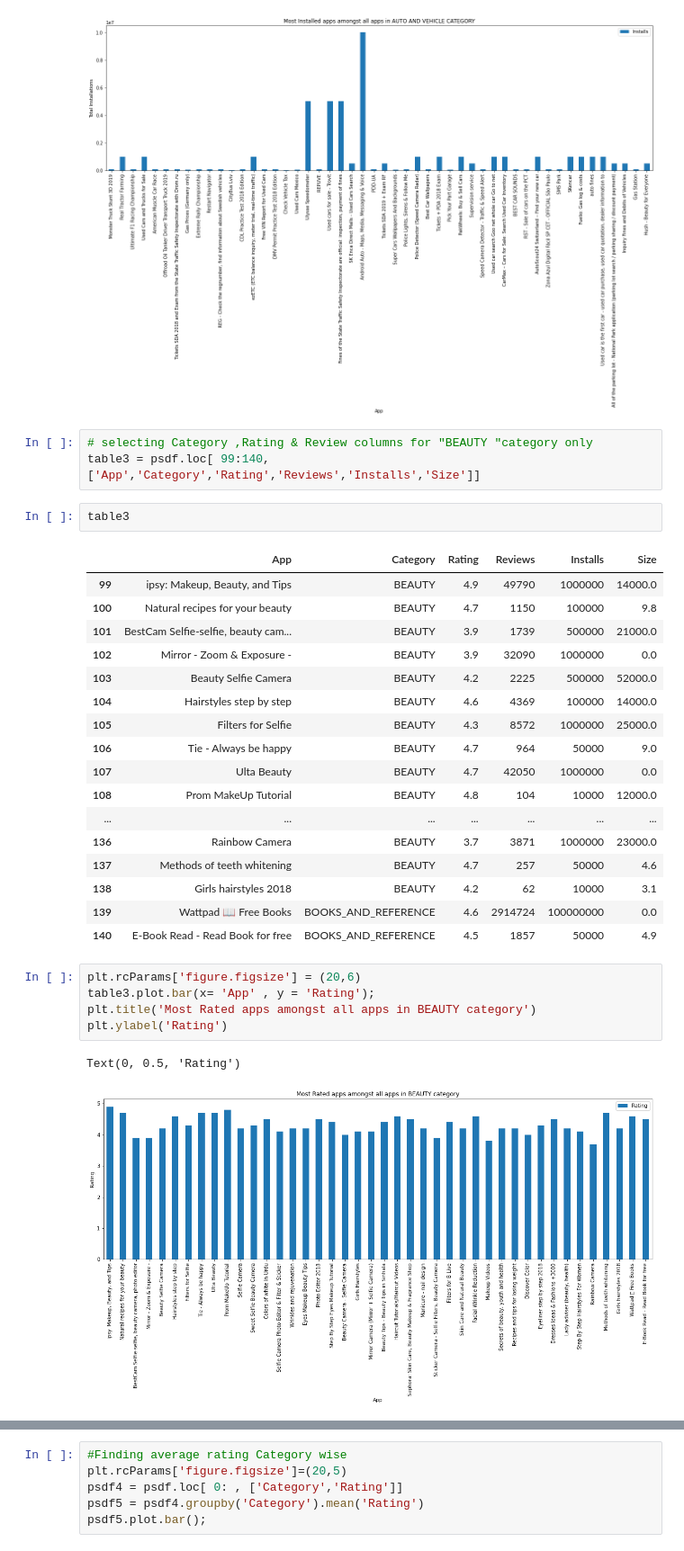
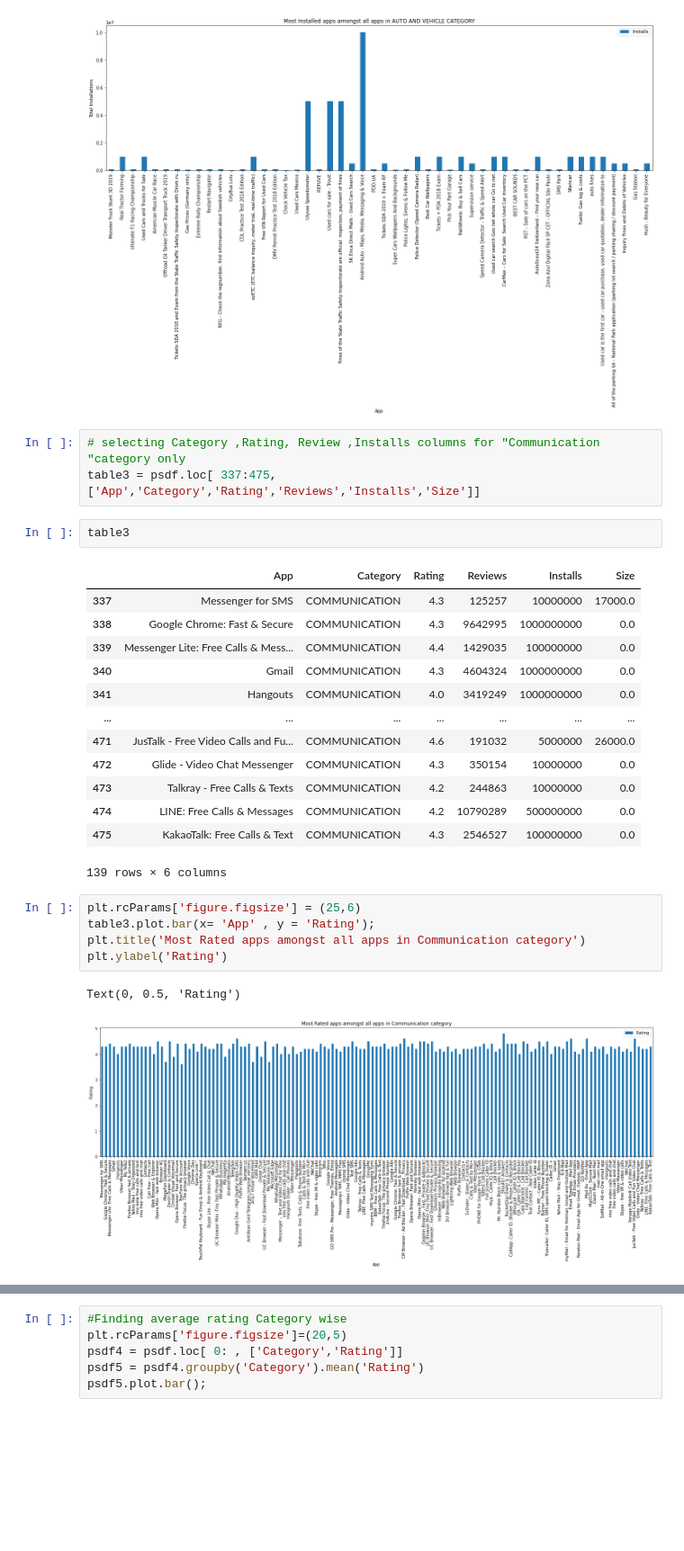
Before and after one commit to kundanlal2001/Playstore_Capstone_EDA, a Jupyter notebook: Almabetter_Kundan_Lal_(Coh_Hardeol)_Capstone_project_EDA_topic_Playstore_.ipynb, the cells around one changed output, grey strips where cells are left out. Shown at 90% size. Cells and saved outputs as stored; diff of their text form; blank space fills up the shorter version.

```diff
--- a/Almabetter_Kundan_Lal_(Coh_Hardeol)_Capstone_project_EDA_topic_Playstore_.ipynb
+++ b/Almabetter_Kundan_Lal_(Coh_Hardeol)_Capstone_project_EDA_topic_Playstore_.ipynb
@@ -140,34 +140,30 @@ plt.ylabel('Total Installations')
 Text(0, 0.5, 'Total Installations')
 [figure]
 # %%
-# selecting Category ,Rating & Review columns for "BEAUTY "category only
-table3 = psdf.loc[ 99:140, ['App','Category','Rating','Reviews','Installs','Size']]
+# selecting Category ,Rating, Review ,Installs columns for "Communication  "category only
+table3 = psdf.loc[ 337:475, ['App','Category','Rating','Reviews','Installs','Size']]
 # %%
 table3
 # %% [output]
 |  | App | Category | Rating | Reviews | Installs | Size |
-| 99 | ipsy: Makeup, Beauty, and Tips | BEAUTY | 4.9 | 49790 | 1000000 | 14000.0 |
-| 100 | Natural recipes for your beauty | BEAUTY | 4.7 | 1150 | 100000 | 9.8 |
-| 101 | BestCam Selfie-selfie, beauty cam... | BEAUTY | 3.9 | 1739 | 500000 | 21000.0 |
-| 102 | Mirror - Zoom & Exposure - | BEAUTY | 3.9 | 32090 | 1000000 | 0.0 |
-| 103 | Beauty Selfie Camera | BEAUTY | 4.2 | 2225 | 500000 | 52000.0 |
-| 104 | Hairstyles step by step | BEAUTY | 4.6 | 4369 | 100000 | 14000.0 |
-| 105 | Filters for Selfie | BEAUTY | 4.3 | 8572 | 1000000 | 25000.0 |
-| 106 | Tie - Always be happy | BEAUTY | 4.7 | 964 | 50000 | 9.0 |
-| 107 | Ulta Beauty | BEAUTY | 4.7 | 42050 | 1000000 | 0.0 |
-| 108 | Prom MakeUp Tutorial | BEAUTY | 4.8 | 104 | 10000 | 12000.0 |
+| 337 | Messenger for SMS | COMMUNICATION | 4.3 | 125257 | 10000000 | 17000.0 |
+| 338 | Google Chrome: Fast & Secure | COMMUNICATION | 4.3 | 9642995 | 1000000000 | 0.0 |
+| 339 | Messenger Lite: Free Calls & Mess... | COMMUNICATION | 4.4 | 1429035 | 100000000 | 0.0 |
+| 340 | Gmail | COMMUNICATION | 4.3 | 4604324 | 1000000000 | 0.0 |
+| 341 | Hangouts | COMMUNICATION | 4.0 | 3419249 | 1000000000 | 0.0 |
 | ... | ... | ... | ... | ... | ... | ... |
-| 136 | Rainbow Camera | BEAUTY | 3.7 | 3871 | 1000000 | 23000.0 |
-| 137 | Methods of teeth whitening | BEAUTY | 4.7 | 257 | 50000 | 4.6 |
-| 138 | Girls hairstyles 2018 | BEAUTY | 4.2 | 62 | 10000 | 3.1 |
-| 139 | Wattpad 📖 Free Books | BOOKS_AND_REFERENCE | 4.6 | 2914724 | 100000000 | 0.0 |
-| 140 | E-Book Read - Read Book for free | BOOKS_AND_REFERENCE | 4.5 | 1857 | 50000 | 4.9 |
+| 471 | JusTalk - Free Video Calls and Fu... | COMMUNICATION | 4.6 | 191032 | 5000000 | 26000.0 |
+| 472 | Glide - Video Chat Messenger | COMMUNICATION | 4.3 | 350154 | 10000000 | 0.0 |
+| 473 | Talkray - Free Calls & Texts | COMMUNICATION | 4.2 | 244863 | 10000000 | 0.0 |
+| 474 | LINE: Free Calls & Messages | COMMUNICATION | 4.2 | 10790289 | 500000000 | 0.0 |
+| 475 | KakaoTalk: Free Calls & Text | COMMUNICATION | 4.3 | 2546527 | 100000000 | 0.0 |
+139 rows × 6 columns
 # %%
-plt.rcParams['figure.figsize'] = (20,6)
+plt.rcParams['figure.figsize'] = (25,6)
 table3.plot.bar(x= 'App' , y = 'Rating');
-plt.title('Most Rated apps amongst all apps in BEAUTY category')
+plt.title('Most Rated apps amongst all apps in Communication category')
 plt.ylabel('Rating')
 # %% [output]
 Text(0, 0.5, 'Rating')
-[figure, old version]
+[figure, new version]
 # %%
```
Also changed, not shown: parts of 4 cells of this notebook.
